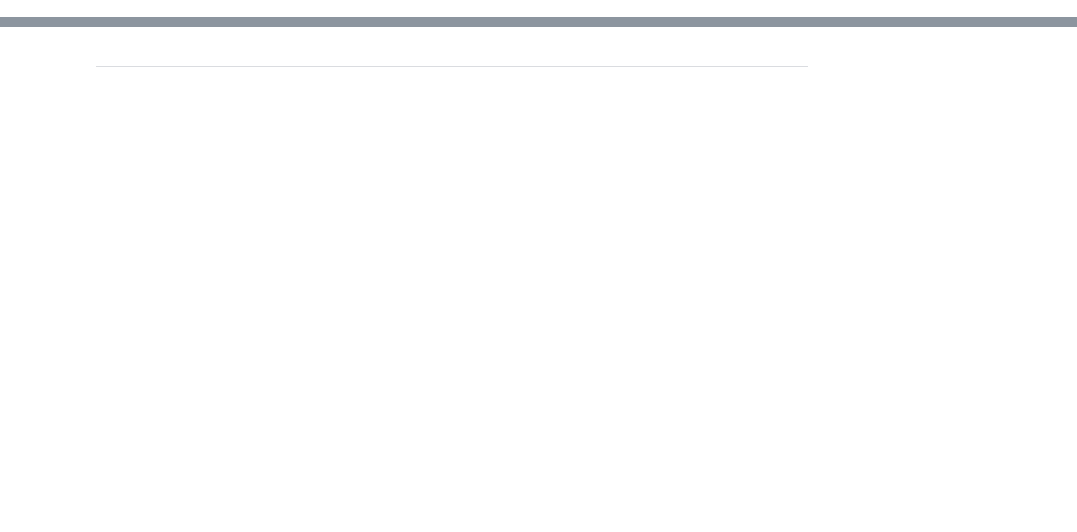
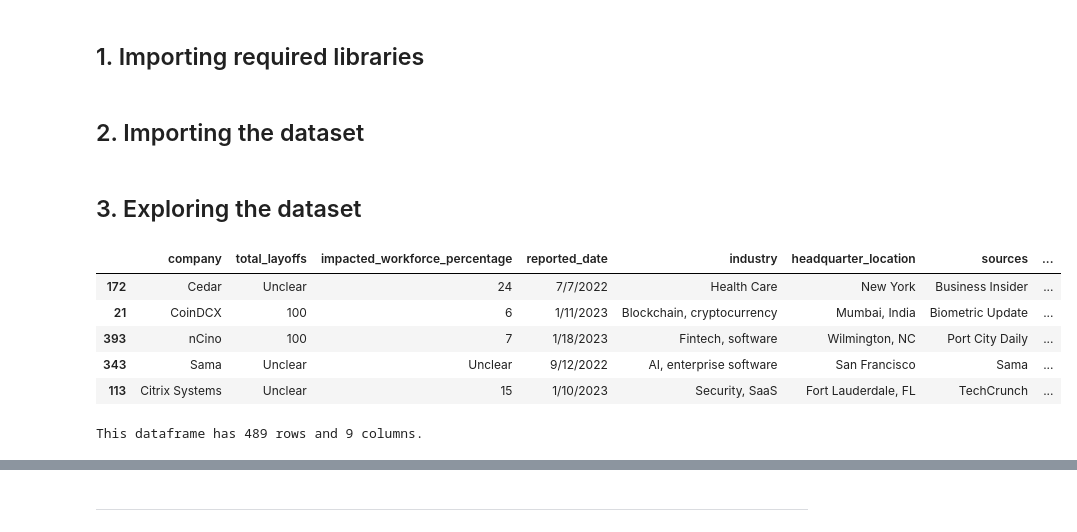
Before and after one commit to teusinn/TechCompaniesLayoff, a Jupyter notebook: src/main.ipynb, the cells around one changed output, grey strips where cells are left out. Drawn from its saved outputs; the diff is of its cells as text; code cells hidden in the pictures; blank space fills up the shorter version.

```diff
--- a/src/main.ipynb
+++ b/src/main.ipynb
@@ -39,0 +6,2 @@ Interesting Task Ideas:
+# %% [markdown]
+## 1. Importing required libraries
@@ -39,0 +14,24 @@ Interesting Task Ideas:
+# %% [markdown]
+## 2. Importing the dataset
+# %%
+# Default variables
+df = pd.read_csv('../data/raw_tech_layoffs.csv', sep=',')
+# %% [markdown]
+## 3. Exploring the dataset
+# %%
+# Getting 5 random rows to analyze the dataframe
+df.sample(5)
+# %% [output]
+|  | company | total_layoffs | impacted_workforce_percentage | reported_date | industry | headquarter_location | sources | ... |
+| 172 | Cedar | Unclear | 24 | 7/7/2022 | Health Care | New York | Business Insider | ... |
+| 21 | CoinDCX | 100 | 6 | 1/11/2023 | Blockchain, cryptocurrency | Mumbai, India | Biometric Update | ... |
+| 393 | nCino | 100 | 7 | 1/18/2023 | Fintech, software | Wilmington, NC | Port City Daily | ... |
+| 343 | Sama | Unclear | Unclear | 9/12/2022 | AI, enterprise software | San Francisco | Sama | ... |
+| 113 | Citrix Systems | Unclear | 15 | 1/10/2023 | Security, SaaS | Fort Lauderdale, FL | TechCrunch | ... |
+# %%
+# Dataframe size
+total_rows = df.shape[0]
+total_columns = df.shape[1]
+print('This dataframe has {} rows and {} columns.'.format(total_rows, total_columns))
+# %% [output]
+This dataframe has 489 rows and 9 columns.
```
Also changed, not shown: parts of 35 cells of this notebook, 4 other files.
